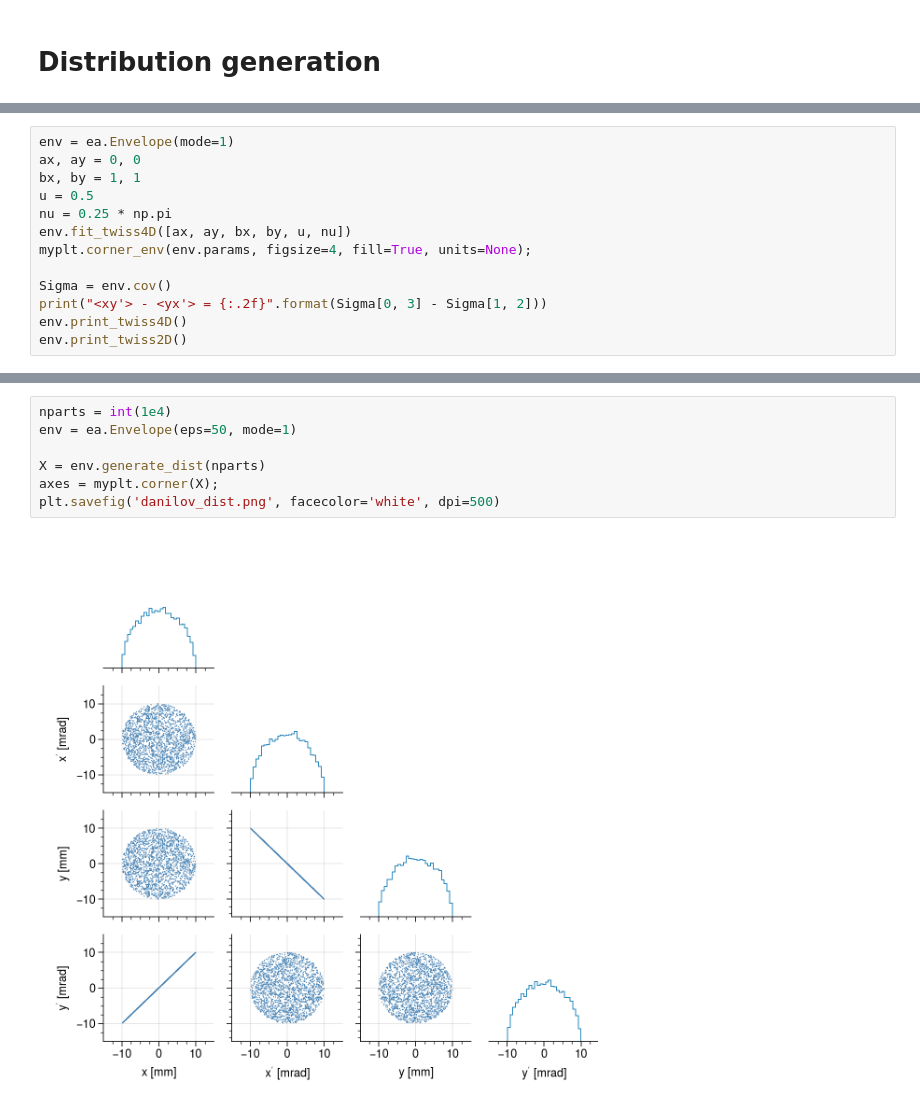
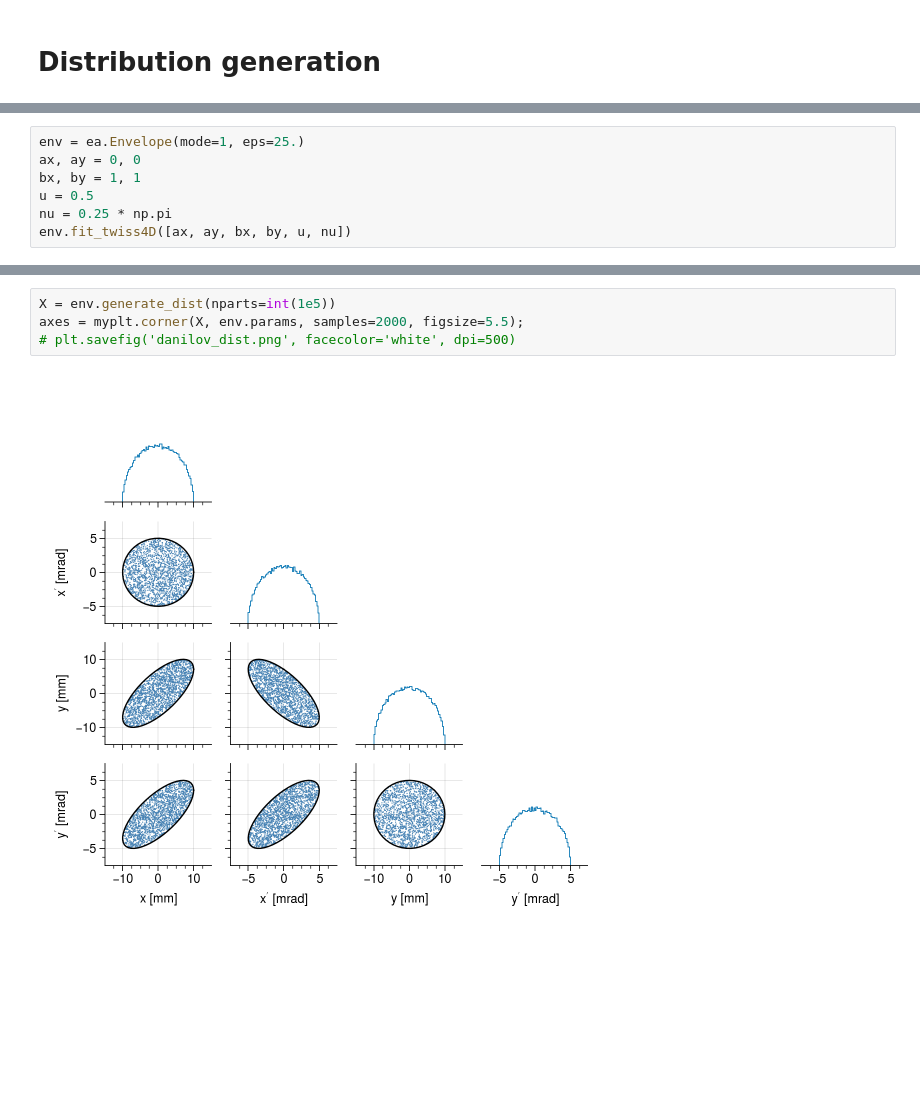
Before and after one commit to austin-hoover/accphys-tools, a Jupyter notebook: jupyter_notebooks/distribution_generation.ipynb, the cells around one changed output, grey strips where cells are left out. Drawn from its saved outputs; the diff is of its cells as text; blank space fills up the shorter version.

```diff
--- a/jupyter_notebooks/distribution_generation.ipynb
+++ b/jupyter_notebooks/distribution_generation.ipynb
@@ -15,13 +15,7 @@ plot.rc['figure.facecolor'] = 'white'
 # %%
-env = ea.Envelope(mode=1)
+env = ea.Envelope(mode=1, eps=25.)
 ax, ay = 0, 0
 bx, by = 1, 1
 u = 0.5
 nu = 0.25 * np.pi
 env.fit_twiss4D([ax, ay, bx, by, u, nu])
-myplt.corner_env(env.params, figsize=4, fill=True, units=None);
-
-Sigma = env.cov()
-print("<xy'> - <yx'> = {:.2f}".format(Sigma[0, 3] - Sigma[1, 2]))
-env.print_twiss4D()
-env.print_twiss2D()
@@ -42,9 +26,6 @@ env.print_twiss2D()
 # %%
-nparts = int(1e4)
-env = ea.Envelope(eps=50, mode=1)
-
-X = env.generate_dist(nparts)
-axes = myplt.corner(X);
-plt.savefig('danilov_dist.png', facecolor='white', dpi=500)
+X = env.generate_dist(nparts=int(1e5))
+axes = myplt.corner(X, env.params, samples=2000, figsize=5.5);
+# plt.savefig('danilov_dist.png', facecolor='white', dpi=500)
 # %% [output]
-[figure, old version]
+[figure, new version]
```
Also changed, not shown: parts of 6 cells of this notebook, 2 other files.
